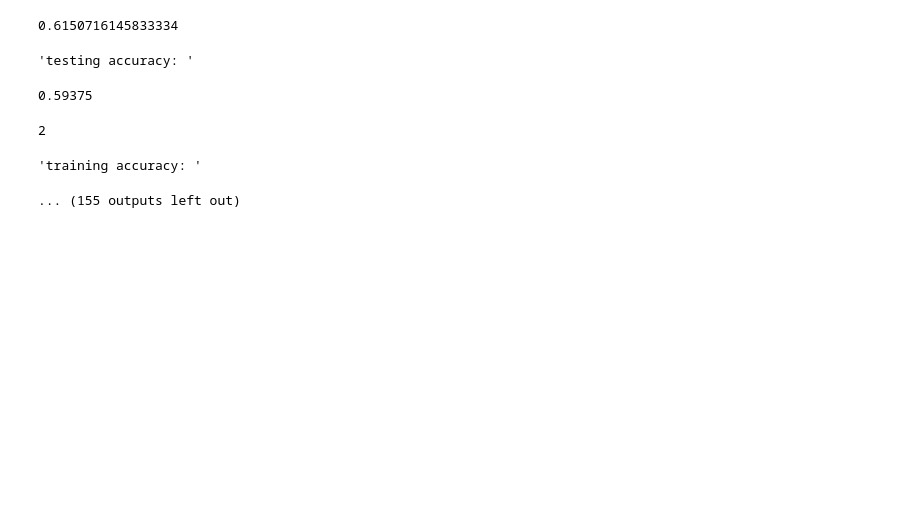
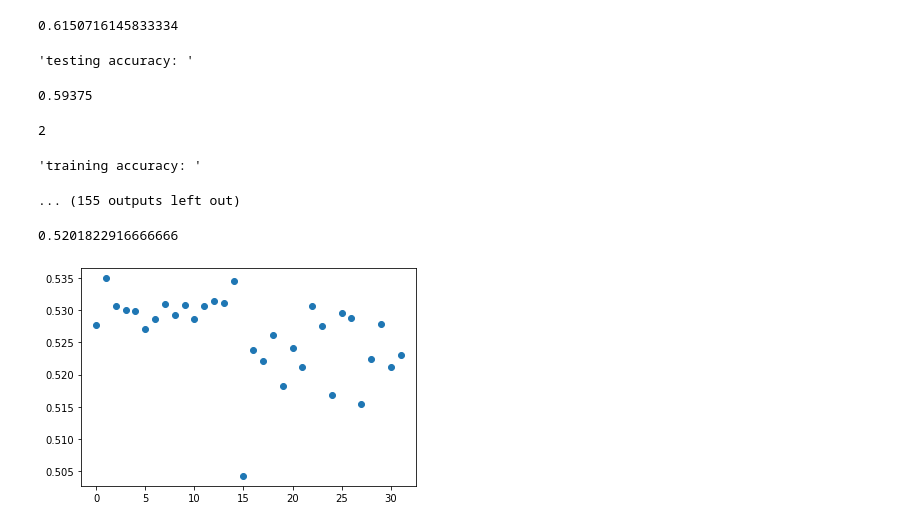
Before and after one commit to capitalallen/ml-eeg-results, a Jupyter notebook: combined.ipynb, the cells around one changed output. Saved outputs shown, nothing was run; the diff lists cells and outputs as text; code cells hidden in the pictures; blank space fills up the shorter version.

Commit message:
training func

```diff
--- a/combined.ipynb
+++ b/combined.ipynb
@@ -122,3 +122,15 @@ for a in alphas:
 2
 'training accuracy: '
 ... (155 outputs left out)
+# %%
+temp =[0.5, 0.4947916666666667, 0.5, 0.5, 0.5, 0.5, 0.5052083333333334, 0.5, 0.5, 0.5, 0.5, 0.4895833333333333, 0.5, 0.5, 0.5, 0.5052083333333334, 0.6197916666666666, 0.5833333333333334, 0.5729166666666666, 0.5, 0.6145833333333334, 0.5052083333333334, 0.515625, 0.5416666666666666, 0.5, 0.5, 0.53125, 0.5, 0.515625, 0.5104166666666666, 0.5052083333333334, 0.6354166666666666]
+sum(temp)/len(temp)
+# %% [output]
+0.5201822916666666
+# %%
+import matplotlib.pyplot as plt
+acc = [0.5276692708333334, 0.5349934895833334, 0.5305989583333334, 0.5301106770833334, 0.5299479166666666, 0.5270182291666666, 0.5286458333333334, 0.5309244791666666, 0.529296875, 0.53076171875, 0.5286458333333334, 0.5305989583333334, 0.5314127604166666, 0.5310872395833334, 0.5345052083333334, 0.5042317708333334, 0.5237630208333334, 0.5221354166666666, 0.5262044270833334, 0.5182291666666666, 0.5240885416666666, 0.5211588541666666, 0.5305989583333334, 0.5275065104166666, 0.5167643229166666, 0.5296223958333334, 0.52880859375, 0.5154622395833334, 0.5224609375, 0.52783203125, 0.5211588541666666, 0.5231119791666666]
+plt.scatter(range(len(acc)),acc)
+plt.savefig("acc_train001.png")
+# %% [output]
+[figure, added]
```
Also changed, not shown: parts of 2 cells of this notebook, 27 other files.
